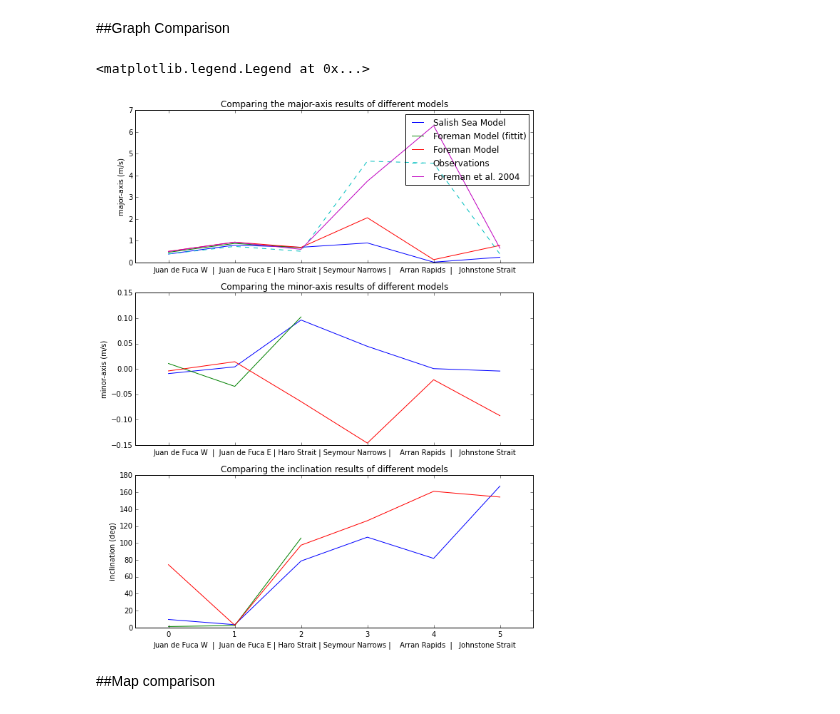
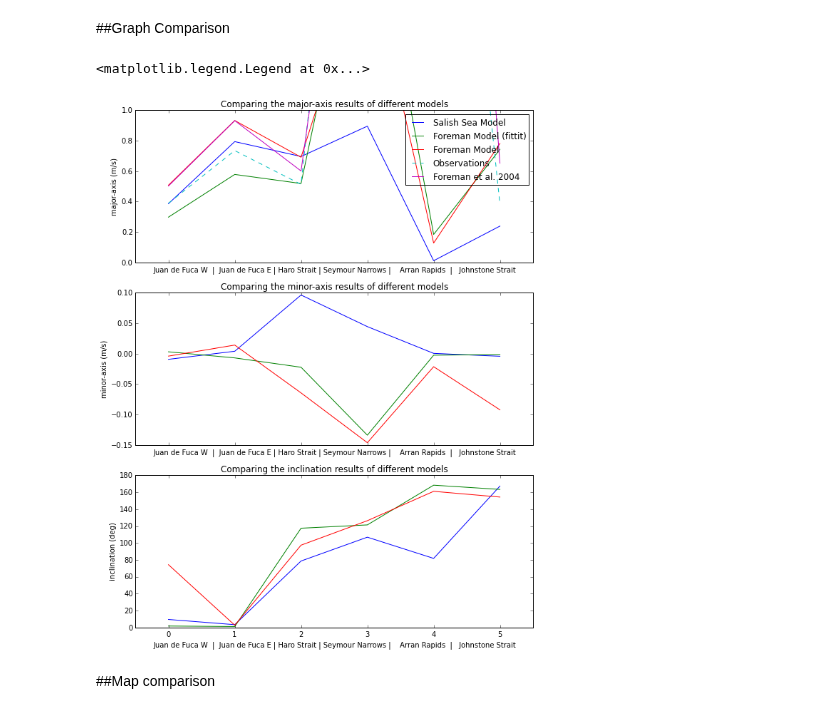
Before and after one commit to SalishSeaCast/analysis, a Jupyter notebook: Muriel/EllipsesCompaisonswithForemanModel.ipynb, the cells around one changed output. Saved outputs shown, nothing was run; the diff lists cells and outputs as text; code cells hidden in the pictures.

```diff
--- a/Muriel/EllipsesCompaisonswithForemanModel.ipynb
+++ b/Muriel/EllipsesCompaisonswithForemanModel.ipynb
@@ -180,14 +180,14 @@ v = sio.loadmat('/ocean/mdunn/Tides/v_foreman.mat')['v']
 time1 = 735929
 time2 = 736139+1
 
-time = np.arange(0,time2-time1)
+time = np.linspace(0,time2-time1,num = 5161)
 params_f = np.zeros((6,4))
-for i in np.arange(0,3):
+for i in np.arange(0,6):
     uM2amp, uM2pha, uK1amp, uK1pha = tidetools.fittit(u[i], time)
     vM2amp, vM2pha, vK1amp, vK1pha = tidetools.fittit(v[i], time)
     CX, SX, CY, SY, ap, am, ep, em, major, minor, theta, phase = tidetools.ellipse_params (uM2amp, uM2pha, vM2amp, vM2pha)
     CX_k, SX_k, CY_k, SY_k, ap_k, am_k, ep_k, em_k, major_k, minor_k, theta_k, phase_k = tidetools.ellipse_params (uK1amp, uK1pha, vK1amp, vK1pha)
-    params_f[i,:] = [major/10, minor/10, theta, phase]
+    params_f[i,:] = [major*10, minor*10, theta, phase]
 # %%
 param_mat = sio.loadmat('/ocean/mdunn/Tides/param_foreman.mat')['params']
 
@@ -263,22 +259,23 @@ unit = ['m/s','m/s','deg']
 # %%
 fig, (ax0, ax1, ax2)= plt.subplots(3,1,figsize=(10,13), sharex=True)
 
 for ax , k, par, u in zip([ax0, ax1, ax2], np.arange(0,6), parameter, unit):
     ax.plot(count[:],params_av[:,k], '-', label='Salish Sea Model')
-    ax.plot([0,1,2], params_f[:-3,k], '-', label='Foreman Model (fittit)')
+    ax.plot(count[:], params_f[:,k], '-', label='Foreman Model (fittit)')
     ax.plot(count[:], param_mat[:,k], '-', label='Foreman Model')
     if ax == ax0:
         ax.plot(count[:], obs_amp[:], '--',label='Observations')
         ax.plot(count[:], foreman2004[:], '-',label='Foreman et al. 2004')
+        ax.set_ylim([0,1])
 
     ax.set_title('Comparing the {} results of different models'.format(par))
     ax.set_xlabel('Juan de Fuca W  |  Juan de Fuca E | Haro Strait | Seymour Narrows |    Arran Rapids  |   Johnstone Strait')
     ax.set_ylabel('{} ({})'.format(par,u))
     ax.set_xlim([-0.5, 5.5])
 ax0.legend()
 # %% [output]
 <matplotlib.legend.Legend at 0x...>
-[figure, old version]
+[figure, new version]
 # %% [markdown]
 ##Map comparison
 # %%
```
Also changed, not shown: parts of 1 cell of this notebook.
